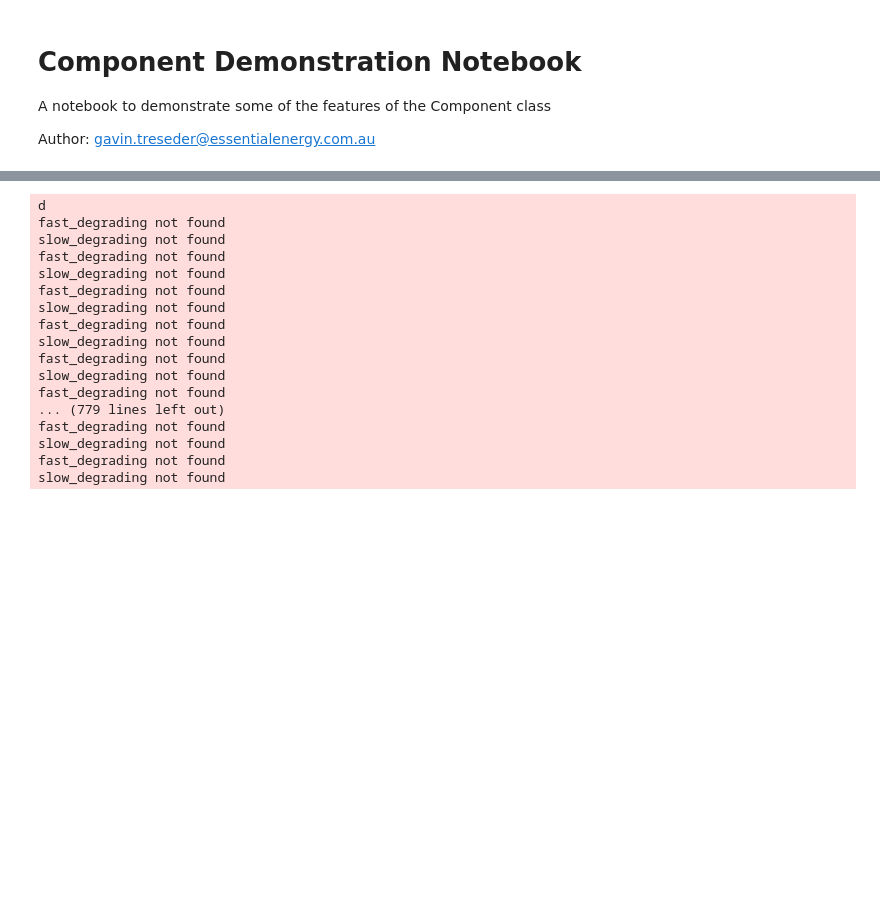
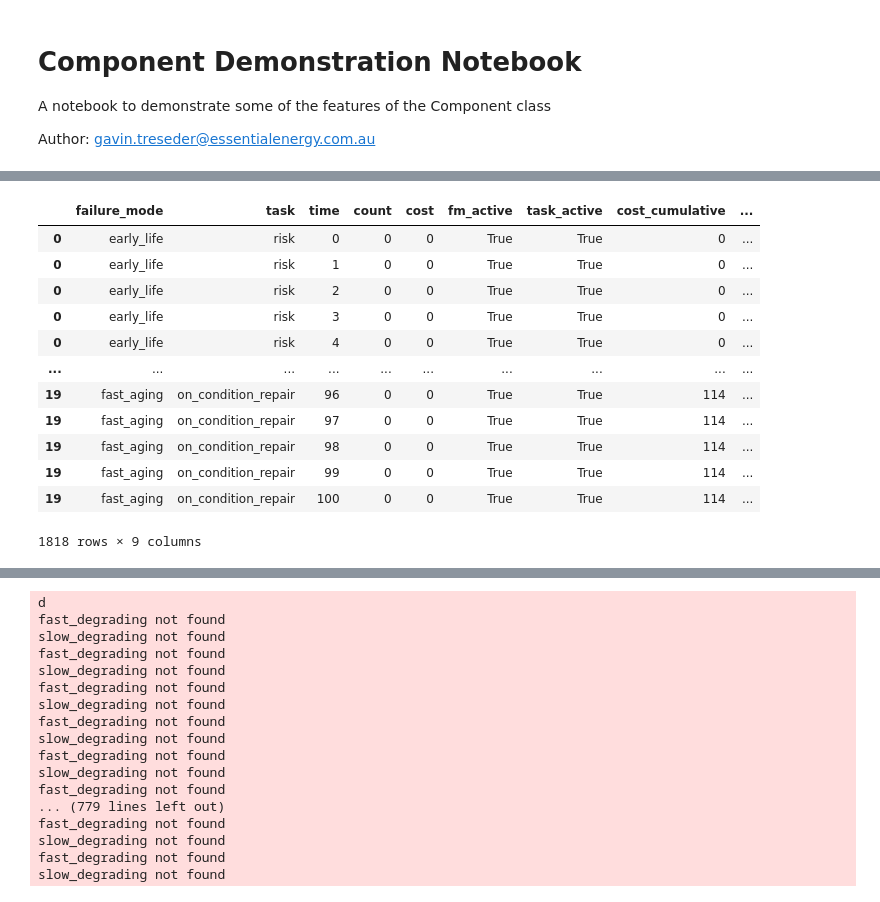
Before and after one commit to gavintreseder/pof, a Jupyter notebook: notebooks/component.ipynb, the cells around one changed output, grey strips where cells are left out. Cells and saved outputs as stored; diff of their text form; code cells hidden in the pictures; blank space fills up the shorter version.

```diff
--- a/notebooks/component.ipynb
+++ b/notebooks/component.ipynb
@@ -46,0 +27,17 @@ slow_degrading not found
+# %%
+df = comp.expected_risk_cost_df()
+df
+# %% [output]
+|  | failure_mode | task | time | count | cost | fm_active | task_active | cost_cumulative | ... |
+| 0 | early_life | risk | 0 | 0 | 0 | True | True | 0 | ... |
+| 0 | early_life | risk | 1 | 0 | 0 | True | True | 0 | ... |
+| 0 | early_life | risk | 2 | 0 | 0 | True | True | 0 | ... |
+| 0 | early_life | risk | 3 | 0 | 0 | True | True | 0 | ... |
+| 0 | early_life | risk | 4 | 0 | 0 | True | True | 0 | ... |
+| ... | ... | ... | ... | ... | ... | ... | ... | ... | ... |
+| 19 | fast_aging | on_condition_repair | 96 | 0 | 0 | True | True | 114 | ... |
+| 19 | fast_aging | on_condition_repair | 97 | 0 | 0 | True | True | 114 | ... |
+| 19 | fast_aging | on_condition_repair | 98 | 0 | 0 | True | True | 114 | ... |
+| 19 | fast_aging | on_condition_repair | 99 | 0 | 0 | True | True | 114 | ... |
+| 19 | fast_aging | on_condition_repair | 100 | 0 | 0 | True | True | 114 | ... |
+1818 rows × 9 columns
```
Also changed, not shown: parts of 11 cells of this notebook, 5 other files.
